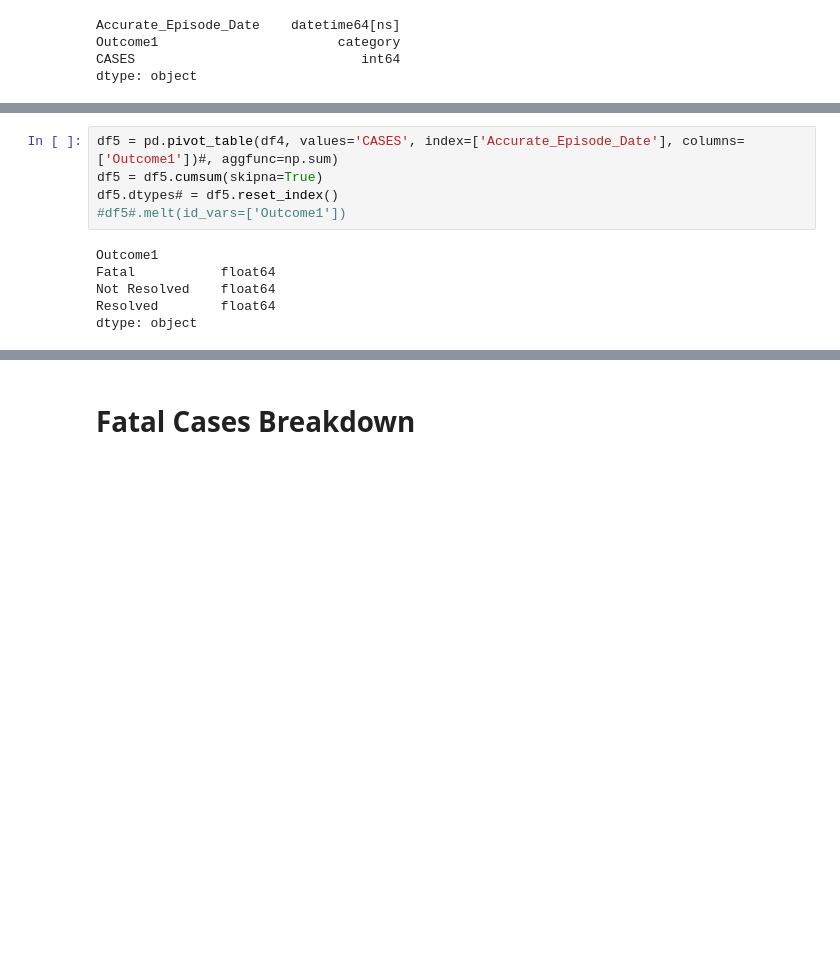
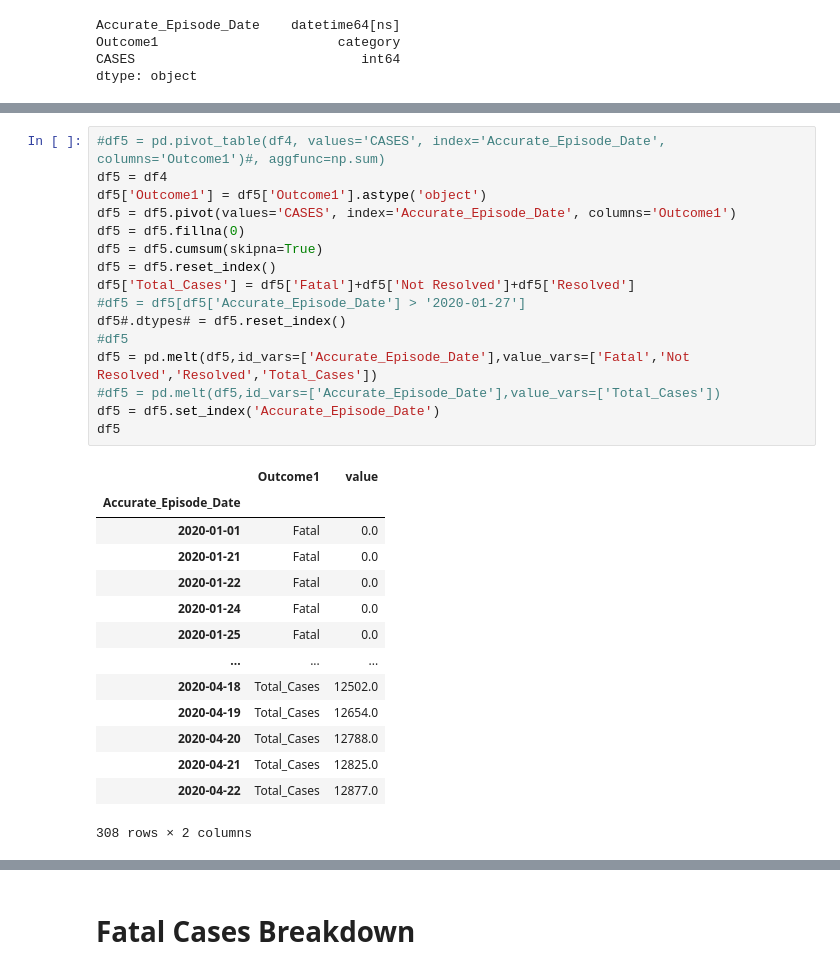
Before and after one commit to minix1234/minix1234.github.io, a Jupyter notebook: pelican/notebooks/Ontario.ipynb, the cells around one changed output, grey strips where cells are left out. Cells and saved outputs as stored; diff of their text form; blank space fills up the shorter version.

```diff
--- a/pelican/notebooks/Ontario.ipynb
+++ b/pelican/notebooks/Ontario.ipynb
@@ -239,15 +239,35 @@ fig.show()
 fig.write_html("Ontariobar.html")
 # %% [output]
 [interactive output not drawn]
-# %%
-df5 = pd.pivot_table(df4, values='CASES', index=['Accurate_Episode_Date'], columns=['Outcome1'])#, aggfunc=np.sum)
-df5 = df5.cumsum(skipna=True)
-df5.dtypes# = df5.reset_index()
-#df5#.melt(id_vars=['Outcome1'])
-# %% [output]
-Outcome1
-Fatal           float64
-Not Resolved    float64
-Resolved        float64
-dtype: object
+# %%
+#df5 = pd.pivot_table(df4, values='CASES', index='Accurate_Episode_Date', columns='Outcome1')#, aggfunc=np.sum)
+df5 = df4
+df5['Outcome1'] = df5['Outcome1'].astype('object')
+df5 = df5.pivot(values='CASES', index='Accurate_Episode_Date', columns='Outcome1')
+df5 = df5.fillna(0)
+df5 = df5.cumsum(skipna=True)
+df5 = df5.reset_index()
+df5['Total_Cases'] = df5['Fatal']+df5['Not Resolved']+df5['Resolved']
+#df5 = df5[df5['Accurate_Episode_Date'] > '2020-01-27']
+df5#.dtypes# = df5.reset_index()
+#df5
+df5 = pd.melt(df5,id_vars=['Accurate_Episode_Date'],value_vars=['Fatal','Not Resolved','Resolved','Total_Cases'])
+#df5 = pd.melt(df5,id_vars=['Accurate_Episode_Date'],value_vars=['Total_Cases'])
+df5 = df5.set_index('Accurate_Episode_Date')
+df5
+# %% [output]
+|  | Outcome1 | value |
+| Accurate_Episode_Date |  |  |
+| 2020-01-01 | Fatal | 0.0 |
+| 2020-01-21 | Fatal | 0.0 |
+| 2020-01-22 | Fatal | 0.0 |
+| 2020-01-24 | Fatal | 0.0 |
+| 2020-01-25 | Fatal | 0.0 |
+| ... | ... | ... |
+| 2020-04-18 | Total_Cases | 12502.0 |
+| 2020-04-19 | Total_Cases | 12654.0 |
+| 2020-04-20 | Total_Cases | 12788.0 |
+| 2020-04-21 | Total_Cases | 12825.0 |
+| 2020-04-22 | Total_Cases | 12877.0 |
+308 rows × 2 columns
 # %%
```
Also changed, not shown: parts of 6 cells of this notebook, 3 other files.
